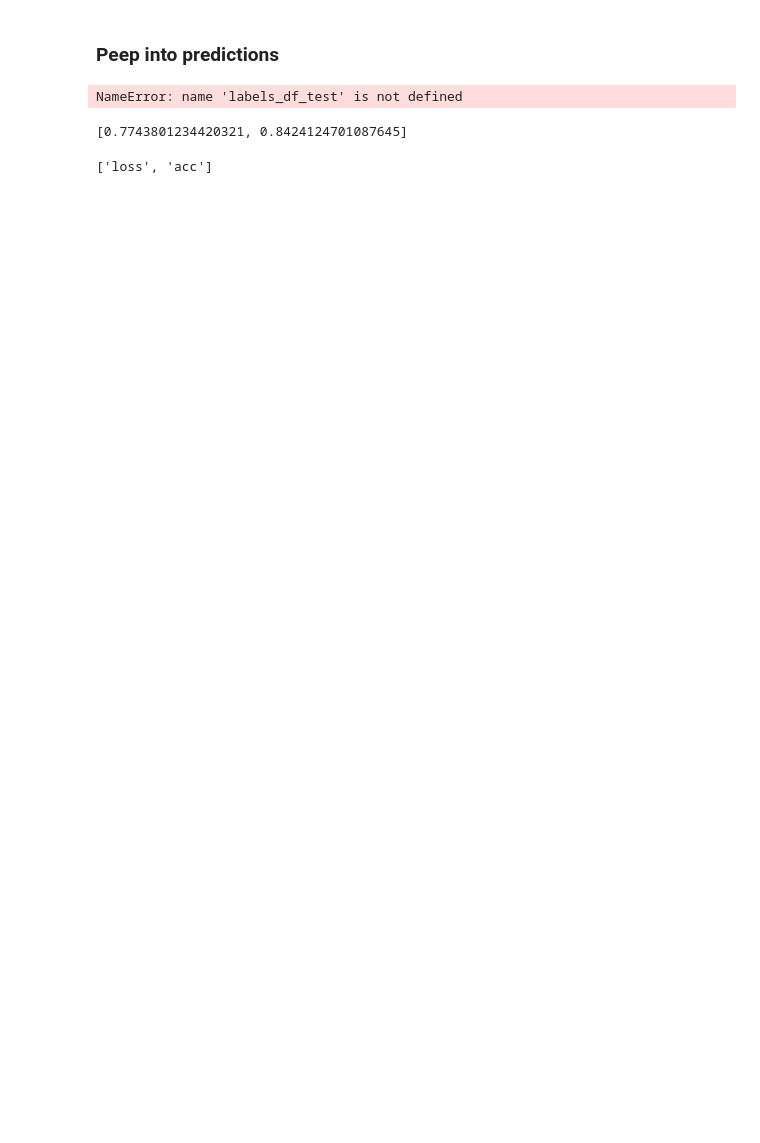
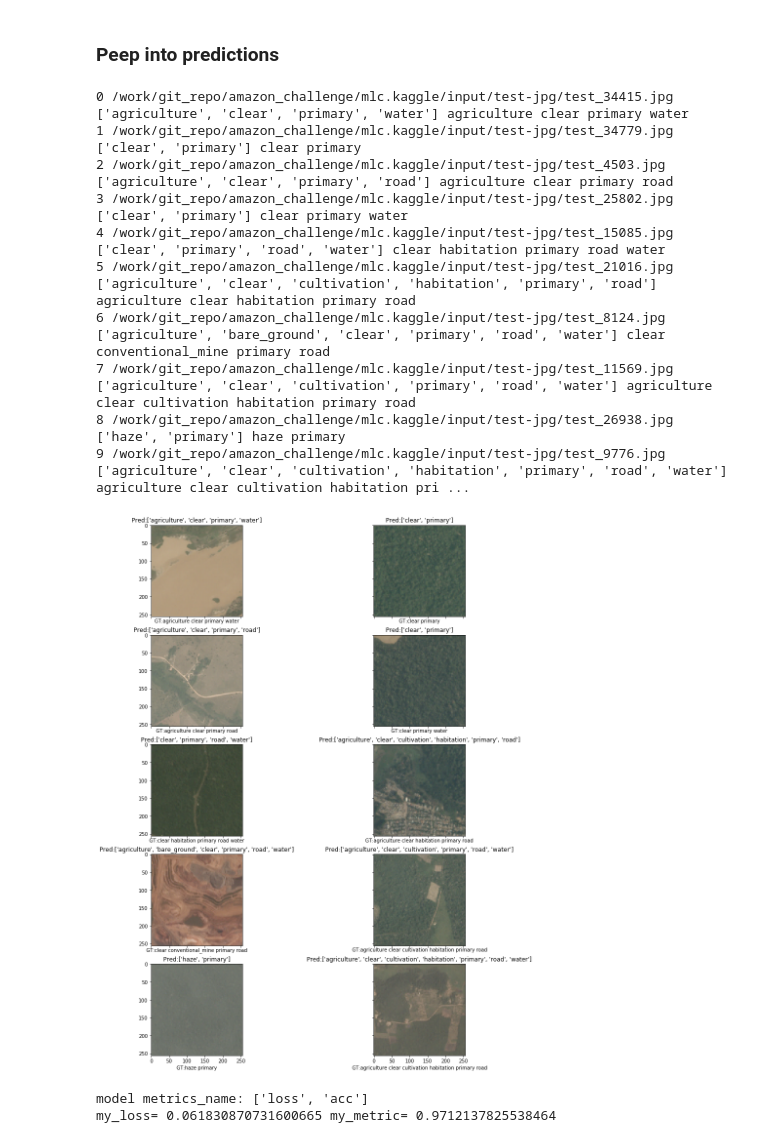
Before and after one commit to jinchenglee/kaggle_planet_challenge, a Jupyter notebook: mlc.kaggle/notebooks/kaggle.ipynb, the cells around one changed output. Drawn from its saved outputs; the diff is of its cells as text; code cells hidden in the pictures; blank space fills up the shorter version.

```diff
--- a/mlc.kaggle/notebooks/kaggle.ipynb
+++ b/mlc.kaggle/notebooks/kaggle.ipynb
@@ -314,34 +308,51 @@ predicted_labels = vgg16.map_predictions(preprocessor, predictions, thresholds)
 # %% [markdown]
 ### Peep into predictions
 # %%
+import re
+
 # Look at predicted_labels vs. GT
 labels_dict_test = dict()
 for fn,tags in labels_df_test.values:
     labels_dict_test[fn] = tags
 
 plt.rc('axes', grid=False)
 _, axs = plt.subplots(5, 2, sharex='col', sharey='row', figsize=(15, 20))
 axs = axs.ravel()
 
 for j in range(10):
     i = random.randint(0, len(predicted_labels))
-    img = mpimg.imread(test_jpeg_dir + '/' + x_test_filename[i] + '.jpg')
+    img = mpimg.imread(x_test[i])
 
-    labels=labels_dict_test[x_test_filename[i]]
-    print(j, x_test_filename[i], predicted_labels[i], labels)
+    x_test_stripped = ''
+    matchObj = re.match( r'.*(test_\d*).jpg.*', x_test[i])
+    x_test_stripped = matchObj.group(1)
+
+    labels=labels_dict_test[x_test_stripped]
+    print(j, x_test[i], predicted_labels[i], labels)
     axs[j].imshow(img)
     axs[j].set_title('Pred:{}'.format(predicted_labels[i]))
     axs[j].set_xlabel('GT:{}'.format(labels))
 plt.show()
 # %% [output]
-NameError: name 'labels_df_test' is not defined
+0 /work/git_repo/amazon_challenge/mlc.kaggle/input/test-jpg/test_34415.jpg ['agriculture', 'clear', 'primary', 'water'] agriculture clear primary water
+1 /work/git_repo/amazon_challenge/mlc.kaggle/input/test-jpg/test_34779.jpg ['clear', 'primary'] clear primary
+2 /work/git_repo/amazon_challenge/mlc.kaggle/input/test-jpg/test_4503.jpg ['agriculture', 'clear', 'primary', 'road'] agriculture clear primary road
+3 /work/git_repo/amazon_challenge/mlc.kaggle/input/test-jpg/test_25802.jpg ['clear', 'primary'] clear primary water
+4 /work/git_repo/amazon_challenge/mlc.kaggle/input/test-jpg/test_15085.jpg ['clear', 'primary', 'road', 'water'] clear habitation primary road water
+5 /work/git_repo/amazon_challenge/mlc.kaggle/input/test-jpg/test_21016.jpg ['agriculture', 'clear', 'cultivation', 'habitation', 'primary', 'road'] agriculture clear habitation primary road
+6 /work/git_repo/amazon_challenge/mlc.kaggle/input/test-jpg/test_8124.jpg ['agriculture', 'bare_ground', 'clear', 'primary', 'road', 'water'] clear conventional_mine primary road
+7 /work/git_repo/amazon_challenge/mlc.kaggle/input/test-jpg/test_11569.jpg ['agriculture', 'clear', 'cultivation', 'primary', 'road', 'water'] agriculture clear cultivation habitation primary road
+8 /work/git_repo/amazon_challenge/mlc.kaggle/input/test-jpg/test_26938.jpg ['haze', 'primary'] haze primary
+9 /work/git_repo/amazon_challenge/mlc.kaggle/input/test-jpg/test_9776.jpg ['agriculture', 'clear', 'cultivation', 'habitation', 'primary', 'road', 'water'] agriculture clear cultivation habitation pri ...
+[figure, added]
 # %%
+import psutil
+
 batch_size=32
-model.evaluate_generator(preprocessor._get_prediction_generator(batch_size),
-                         len(preprocessor.X_test_filename) / batch_size)
+print("model metrics_name:", model.metrics_names)
+my_loss, my_metric = model.evaluate_generator(preprocessor._get_prediction_generator(batch_size),
+                         len(preprocessor.X_test) / batch_size, workers = (psutil.cpu_count()-1))
+print("my_loss=", my_loss, "my_metric=", my_metric)
 # %% [output]
-[0.7743801234420321, 0.8424124701087645]
+model metrics_name: ['loss', 'acc']
+my_loss= 0.061830870731600665 my_metric= 0.9712137825538464
-# %%
-model.metrics_names
-# %% [output]
-['loss', 'acc']
```
Also changed, not shown: parts of 9 cells of this notebook, 1 other file.
